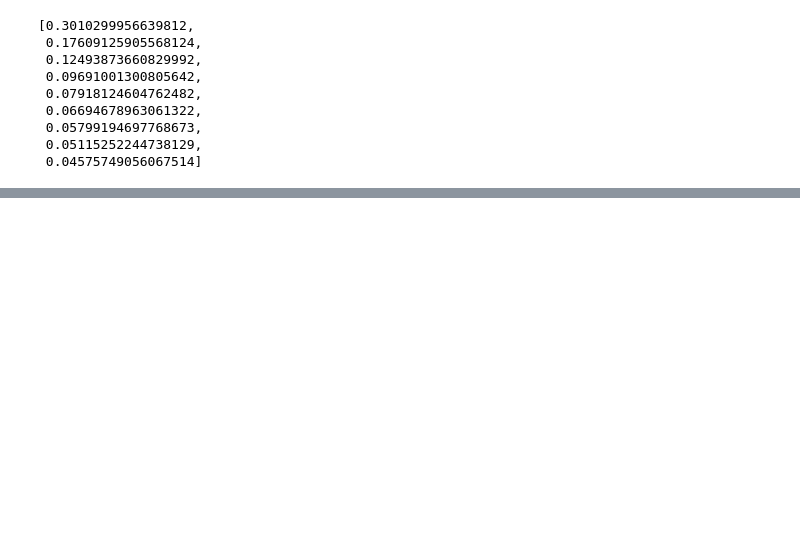
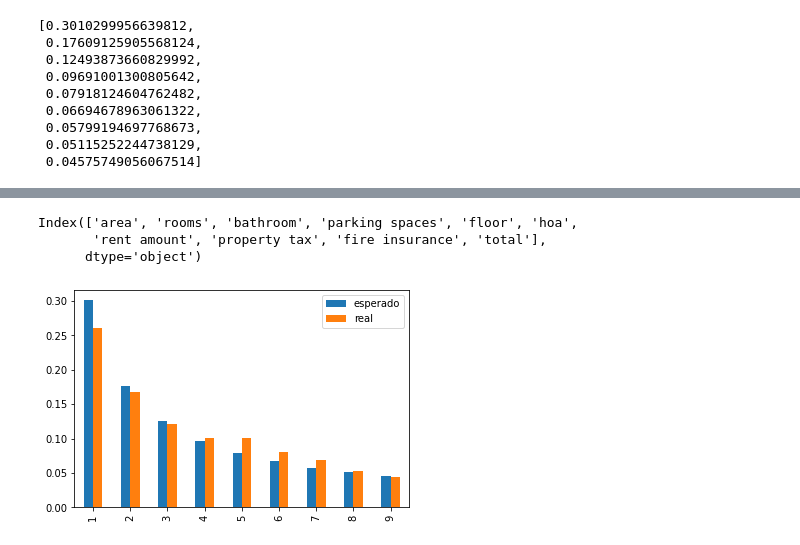
Before and after one commit to Karlosprado/benford_mathema_code, a Jupyter notebook: Benford.ipynb, the cells around one changed output, grey strips where cells are left out. Saved outputs shown, nothing was run; the diff lists cells and outputs as text; code cells hidden in the pictures; blank space fills up the shorter version.

```diff
--- a/Benford.ipynb
+++ b/Benford.ipynb
@@ -5,3 +0,0 @@ import matplotlib.pyplot as plt
-# %%
-#importando as bases de dados
-df_aluguies = pd.read_csv('/home/carlos/Área de trabalho/MATEMACODE/MathemaCode_Aula_Zero/MathemaCode_Aula_Zero/alugueis_br.csv', sep=',')
@@ -175,0 +211,11 @@ benford(df_youtube['comment_count']).plot.bar();
+# %%
+df_alugueis.columns
+# %% [output]
+Index(['area', 'rooms', 'bathroom', 'parking spaces', 'floor', 'hoa',
+       'rent amount', 'property tax', 'fire insurance', 'total'],
+      dtype='object')
+# %%
+#Comparação da freq. da coluna area com a freq. esperada Benford
+benford(df_aluguies['area']).plot.bar();
+# %% [output]
+[figure, added]
```
Also changed, not shown: parts of 76 cells of this notebook.
